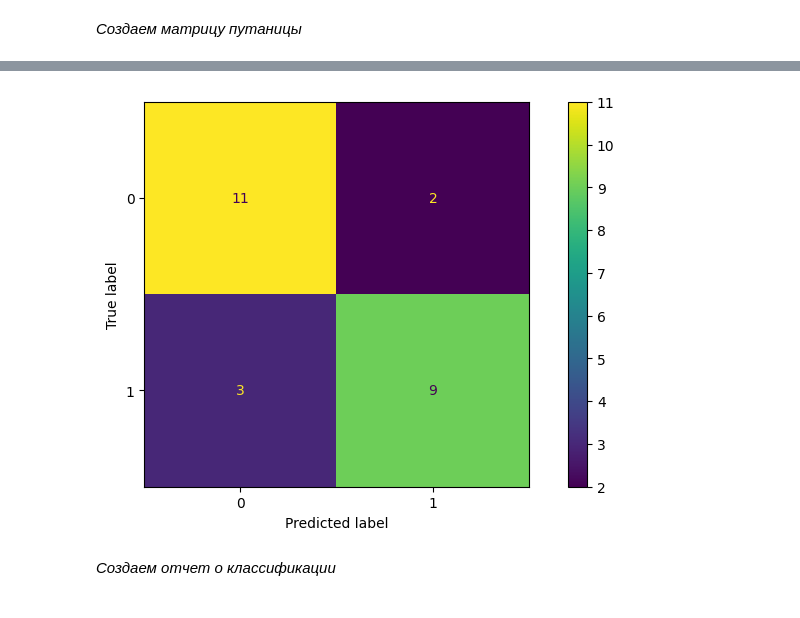
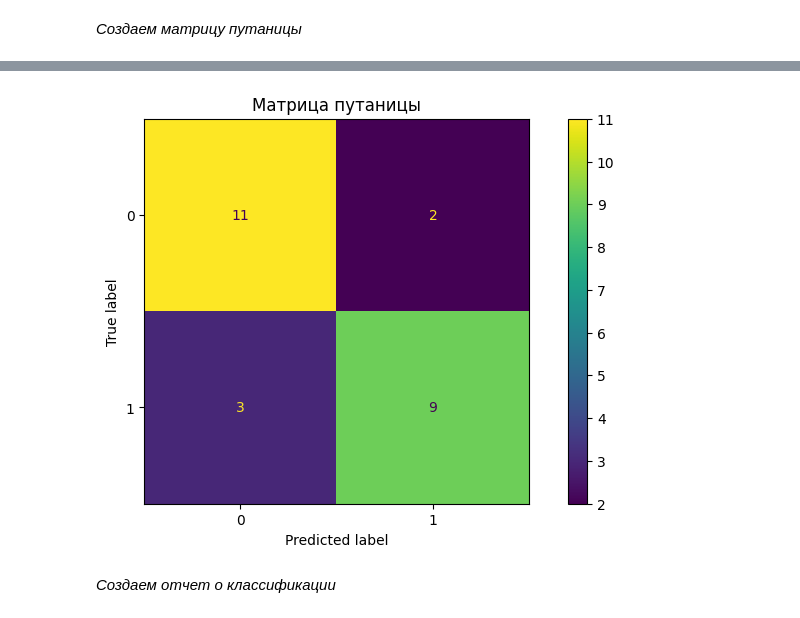
Before and after one commit to Lb350/ML_real_fake_news_detect, a Jupyter notebook: PW_10_1_Обнаружение_фальшивых_новостей_Kravchenko.ipynb, the cells around one changed output, grey strips where cells are left out. Saved outputs shown, nothing was run; the diff lists cells and outputs as text; code cells hidden in the pictures.

```diff
--- a/PW_10_1_Обнаружение_фальшивых_новостей_Kravchenko.ipynb
+++ b/PW_10_1_Обнаружение_фальшивых_новостей_Kravchenko.ipynb
@@ -185,15 +195,16 @@ array([[588,  50],
 # %%
 fig, ax = plt.subplots(figsize=(10, 5))
 X, y = make_classification(random_state=0)
 X_train, X_test, y_train, y_test = train_test_split(X, y, random_state=0)
 clf = RidgeClassifier(tol=1e-2, solver="sparse_cg")
 clf.fit(X_train, y_train)
 pred = clf.predict(X_test)
+plt.title('Матрица путаницы')
 ConfusionMatrixDisplay.from_predictions(y_test, pred, ax=ax)
 
 plt.show()
 # %% [output]
-[figure, old version]
+[figure, new version]
 # %% [markdown]
 *Создаем отчет о классификации*
 # %%
```
Also changed, not shown: parts of 4 cells of this notebook.
